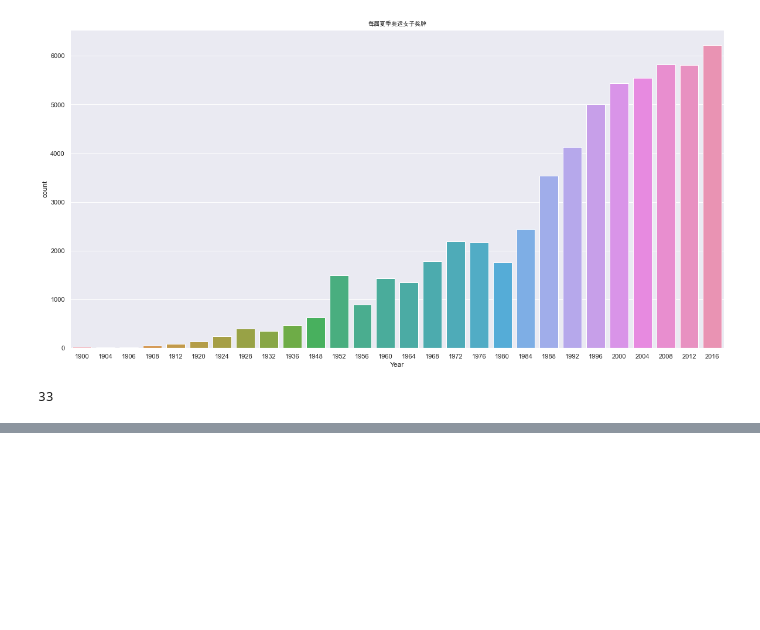
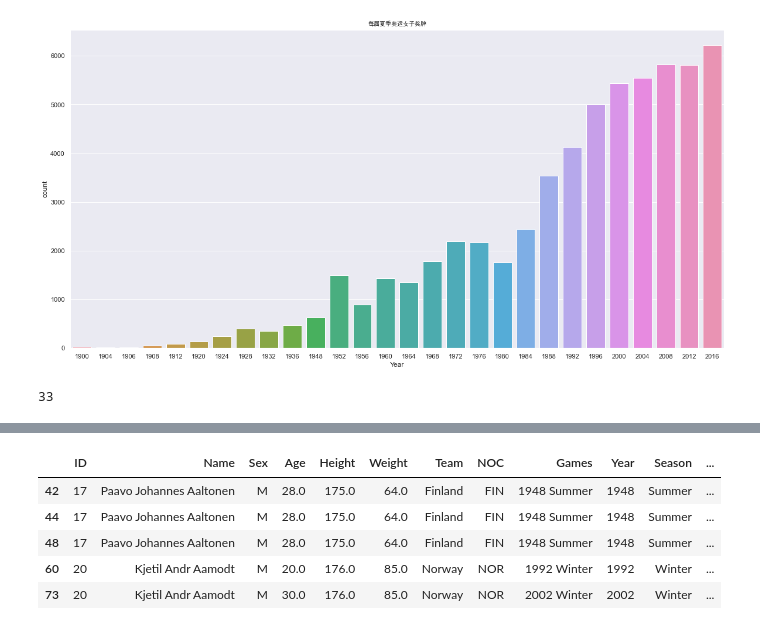
Before and after one commit to joydesigner/csdn-python, a Jupyter notebook: Olympic_DA/olympic_history/da.ipynb, the cells around one changed output, grey strips where cells are left out. Cells and saved outputs as stored; diff of their text form; code cells hidden in the pictures; blank space fills up the shorter version.

```diff
--- a/Olympic_DA/olympic_history/da.ipynb
+++ b/Olympic_DA/olympic_history/da.ipynb
@@ -167,0 +201,9 @@ womanonly_df['ID'].loc[womanonly_df['Year'] == 1900].count()
+# %%
+notNullMedals.head()
+# %% [output]
+|  | ID | Name | Sex | Age | Height | Weight | Team | NOC | Games | Year | Season | ... |
+| 42 | 17 | Paavo Johannes Aaltonen | M | 28.0 | 175.0 | 64.0 | Finland | FIN | 1948 Summer | 1948 | Summer | ... |
+| 44 | 17 | Paavo Johannes Aaltonen | M | 28.0 | 175.0 | 64.0 | Finland | FIN | 1948 Summer | 1948 | Summer | ... |
+| 48 | 17 | Paavo Johannes Aaltonen | M | 28.0 | 175.0 | 64.0 | Finland | FIN | 1948 Summer | 1948 | Summer | ... |
+| 60 | 20 | Kjetil Andr Aamodt | M | 20.0 | 176.0 | 85.0 | Norway | NOR | 1992 Winter | 1992 | Winter | ... |
+| 73 | 20 | Kjetil Andr Aamodt | M | 30.0 | 176.0 | 85.0 | Norway | NOR | 2002 Winter | 2002 | Winter | ... |
```
Also changed, not shown: parts of 6 cells of this notebook.
